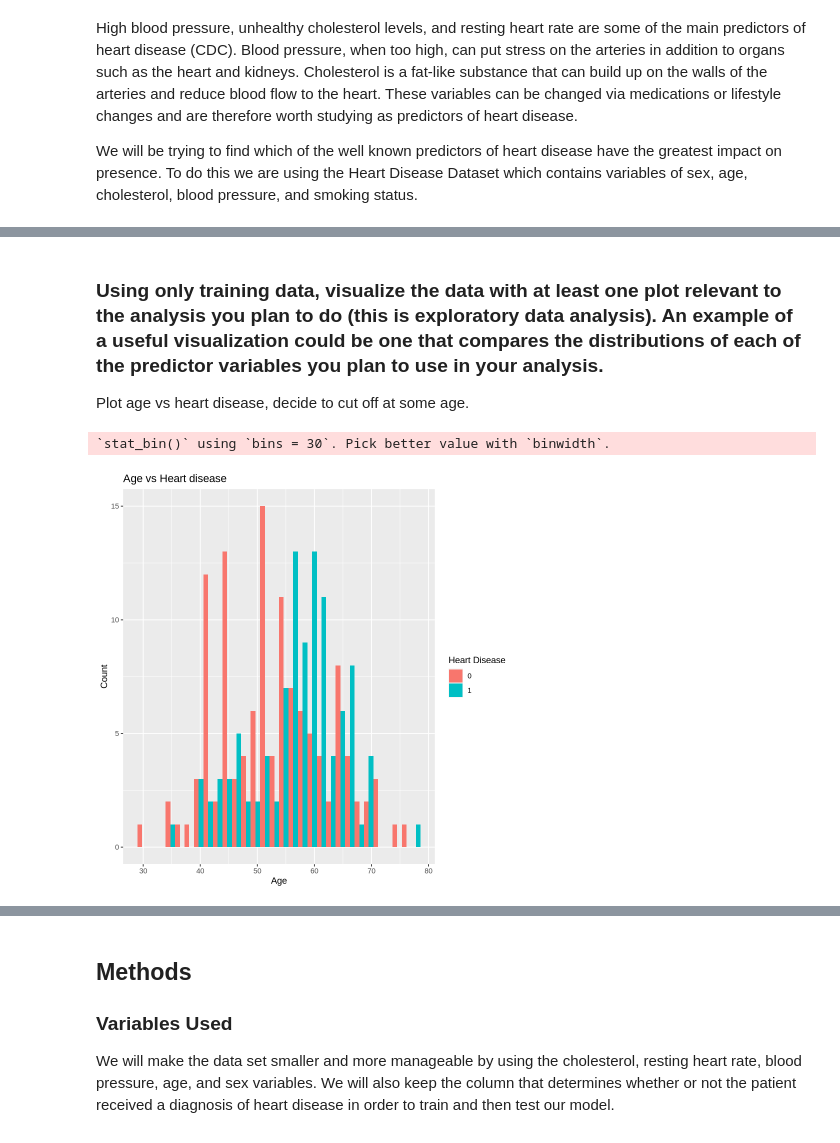
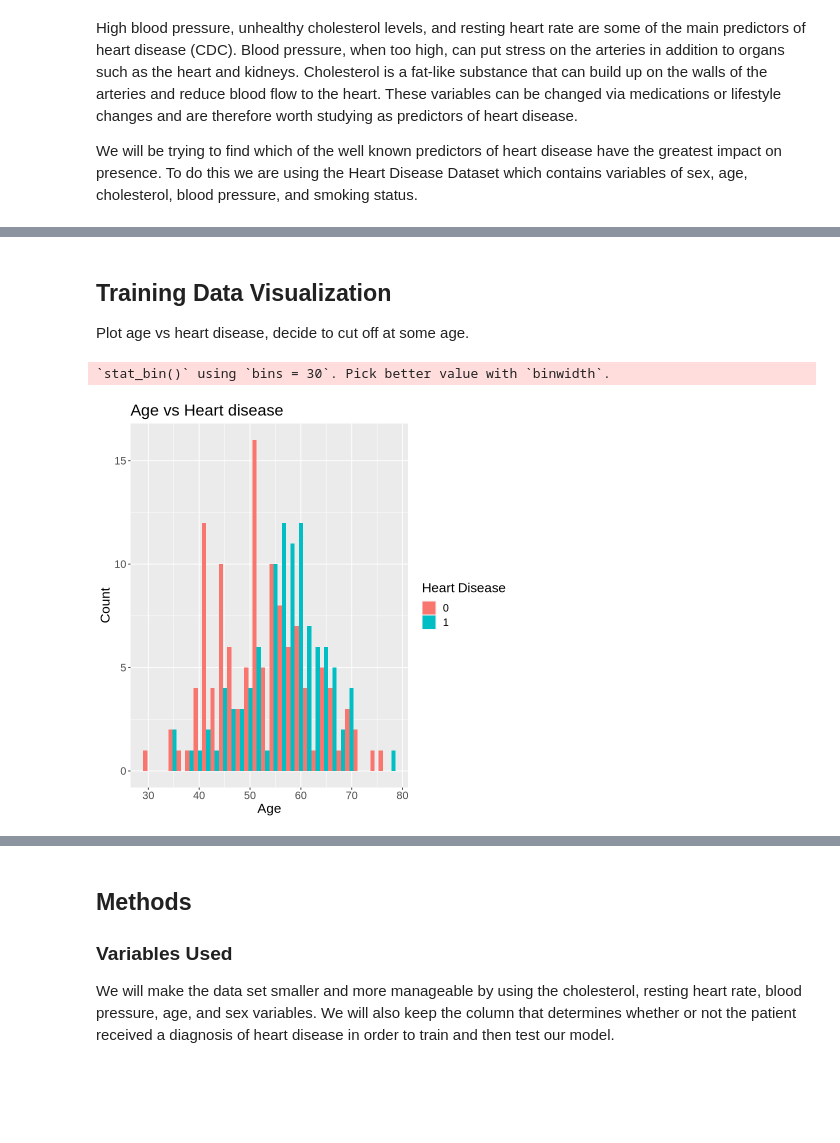
Before and after one commit to sandrapruner/DSCI-100-Project, a Jupyter notebook: Proposal.ipynb, the cells around one changed output, grey strips where cells are left out. Drawn from its saved outputs; the diff is of its cells as text; code cells hidden in the pictures; blank space fills up the shorter version.

```diff
--- a/Proposal.ipynb
+++ b/Proposal.ipynb
@@ -92,12 +100,13 @@ A tibble: 2 × 3
 # %% [markdown]
-### Using only training data, visualize the data with at least one plot relevant to the analysis you plan to do (this is exploratory data analysis). An example of a useful visualization could be one that compares the distributions of each of the predictor variables you plan to use in your analysis.
+## Training Data Visualization
 Plot age vs heart disease, decide to cut off at some age.
 # %%
 heart_histogram <-   ggplot(heart_train, aes(x = age, fill = target)) +
                      geom_histogram(position = 'dodge') +
                      labs(x = "Age", y = "Count", fill = "Heart Disease") +
-                     ggtitle("Age vs Heart disease")
+                     ggtitle("Age vs Heart disease") +
+                     theme(text=element_text(size=16))
 heart_histogram
 # %% [output]
 `stat_bin()` using `bins = 30`. Pick better value with `binwidth`.
-[figure, old version]
+[figure, new version]
```
Also changed, not shown: parts of 6 cells of this notebook.
